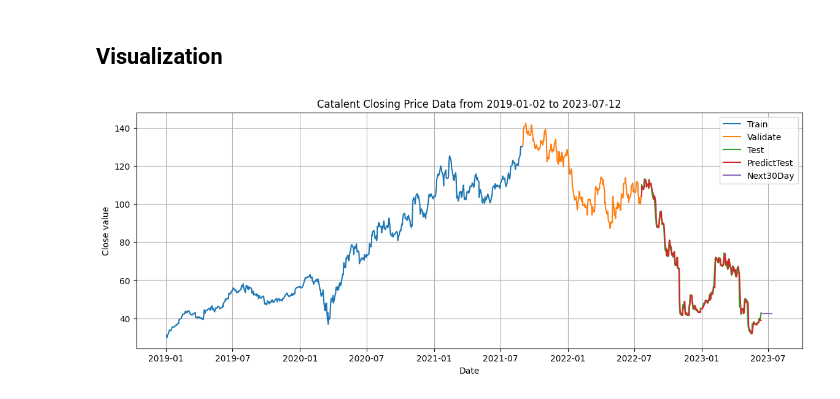
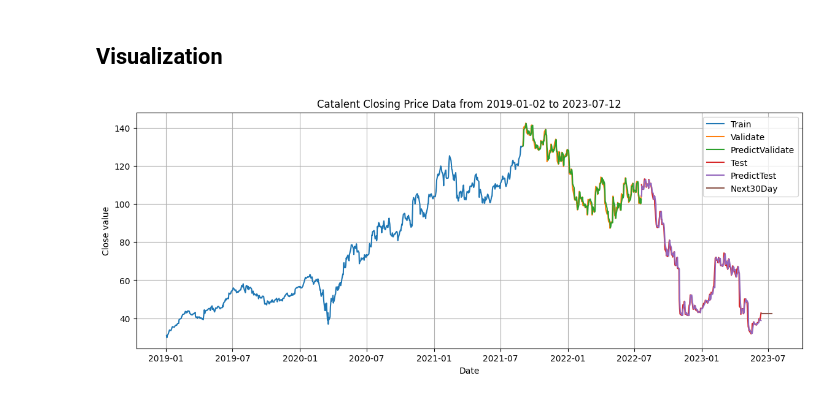
Before and after one commit to mynhungg/IS403.N21.HTTT_Nhom13, a Jupyter notebook: Model/ETS/6_2_2/Code/ETS_622_CTLT.ipynb, the cells around one changed output. Saved outputs shown, nothing was run; the diff lists cells and outputs as text; code cells hidden in the pictures.

```diff
--- a/Model/ETS/6_2_2/Code/ETS_622_CTLT.ipynb
+++ b/Model/ETS/6_2_2/Code/ETS_622_CTLT.ipynb
@@ -70,6 +70,10 @@ test_data = data_scaled[train_size + val_size :]
 # %%
 best_alpha = None
 best_mse = float('inf')
+best_rmse = None
+best_mape = None
+best_msle = None
+best_y_pred_val = None
 # %% [markdown]
 ### Training process
 # %%
@@ -86,11 +90,22 @@ for alpha in np.arange(0.1, 1, 0.1):
         y_pred_val.append(prediction[0])
         history = np.append(history, i)
 
-    mse = mean_squared_error(val_data, y_pred_val)
+    val_data_temp = val_data
+    val_data_temp = scaler.inverse_transform(val_data_temp)
+    y_pred_val = scaler.inverse_transform(np.array([y_pred_val]).reshape(-1, 1))
+
+    mape = mean_absolute_percentage_error(val_data_temp, y_pred_val)
+    mse = mean_squared_error(val_data_temp, y_pred_val)
+    rmse = np.sqrt(mse)
+    msle = mean_squared_log_error(val_data_temp, y_pred_val)
 
     if mse < best_mse:
         best_alpha = alpha
         best_mse = mse
+        best_rmse = rmse
+        best_mape = mape
+        best_msle = msle
+        best_y_pred_val = y_pred_val
 # %%
 print(f"Best alpha: ", best_alpha)
 # %% [output]
@@ -165,24 +188,26 @@ Predicted closing prices for the next 30 days:
 # %%
 # Drawing
 plt.figure(figsize=(14, 5))
 
 plt.plot(df.index[:train_size], scaler.inverse_transform(np.array([train_data]).reshape(-1, 1)).flatten())
 
 plt.plot(df.index[train_size : train_size + val_size], scaler.inverse_transform(np.array([val_data]).reshape(-1, 1)).flatten())
 
+plt.plot(df.index[train_size : train_size + val_size], best_y_pred_val)
+
 plt.plot(df.index[train_size + val_size :], test_data)
 
 plt.plot(df.index[train_size + val_size :], y_pred)
 
 plt.plot(index_next_30_days, y_next_30_days)
 
-plt.legend(['Train', 'Validate', 'Test', 'PredictTest', 'Next30Day'])
+plt.legend(['Train', 'Validate', 'PredictValidate', 'Test', 'PredictTest', 'Next30Day'])
 
 plt.grid()
 plt.title(f"Catalent Closing Price Data from {df.index[0].strftime('%Y-%m-%d')} to {index_next_30_days[-1].strftime('%Y-%m-%d')}")
 plt.xlabel("Date")
 plt.ylabel("Close value")
 plt.savefig('ETS_622_CTLT.png')
 plt.show()
 # %% [output]
-[figure, old version]
+[figure, new version]
```
Also changed, not shown: parts of 1 cell of this notebook, 30 other files.
